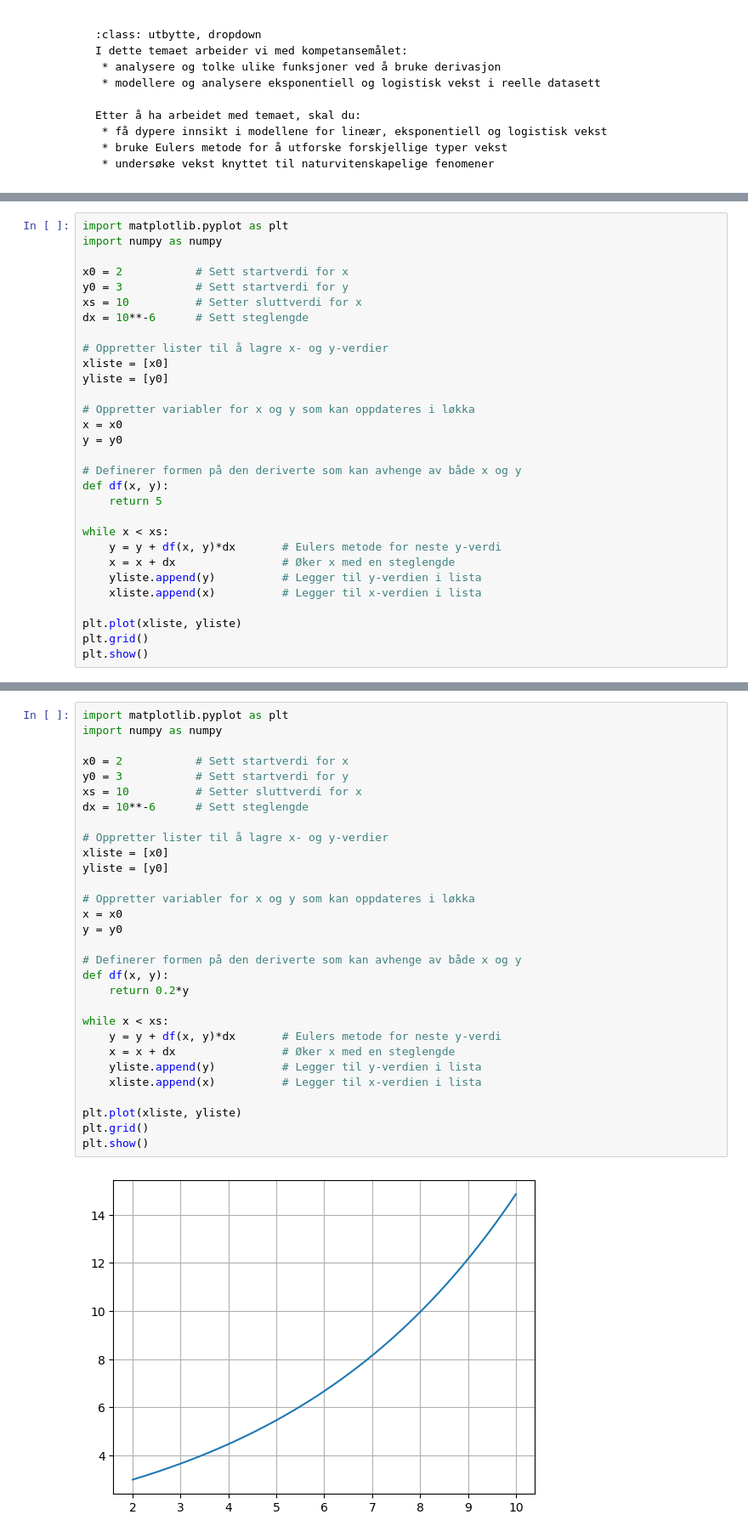
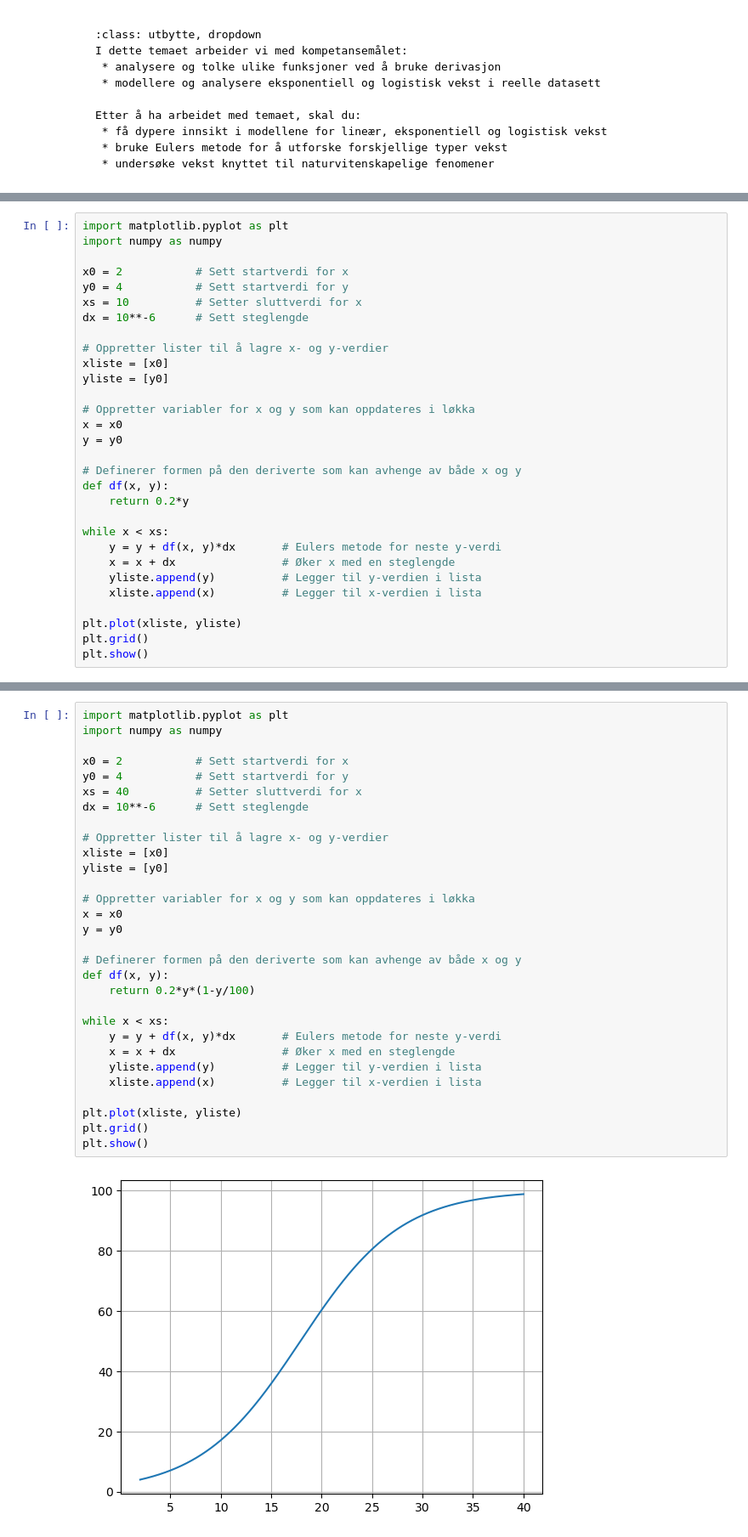
Before and after one commit to kstige/Matematikk-R1, a Jupyter notebook: _build/jupyter_execute/docs/numerikkmodeller/eulersmetode.ipynb, the cells around one changed output, grey strips where cells are left out. Shown at 85% size. Drawn from its saved outputs; the diff is of its cells as text.

```diff
--- a/_build/jupyter_execute/docs/numerikkmodeller/eulersmetode.ipynb
+++ b/_build/jupyter_execute/docs/numerikkmodeller/eulersmetode.ipynb
@@ -92,7 +120,7 @@ import matplotlib.pyplot as plt
 import numpy as numpy
 
 x0 = 2           # Sett startverdi for x
-y0 = 3           # Sett startverdi for y
+y0 = 4           # Sett startverdi for y
 xs = 10          # Setter sluttverdi for x
 dx = 10**-6      # Sett steglengde
 
@@ -106,7 +134,7 @@ y = y0
 
 # Definerer formen på den deriverte som kan avhenge av både x og y
 def df(x, y):
-    return 5
+    return 0.2*y
 
 while x < xs:
     y = y + df(x, y)*dx       # Eulers metode for neste y-verdi
@@ -140,32 +154,32 @@ Vi sjekker modellen med start i $(2, 3)$, konstant $k=0.2$ og sluttverdi for $x$
 # %%
 import matplotlib.pyplot as plt
 import numpy as numpy
 
 x0 = 2           # Sett startverdi for x
-y0 = 3           # Sett startverdi for y
-xs = 10          # Setter sluttverdi for x
+y0 = 4           # Sett startverdi for y
+xs = 40          # Setter sluttverdi for x
 dx = 10**-6      # Sett steglengde
 
 # Oppretter lister til å lagre x- og y-verdier
 xliste = [x0]
 yliste = [y0]
 
 # Oppretter variabler for x og y som kan oppdateres i løkka
 x = x0
 y = y0
 
 # Definerer formen på den deriverte som kan avhenge av både x og y
 def df(x, y):
-    return 0.2*y
+    return 0.2*y*(1-y/100)
 
 while x < xs:
     y = y + df(x, y)*dx       # Eulers metode for neste y-verdi
     x = x + dx                # Øker x med en steglengde
     yliste.append(y)          # Legger til y-verdien i lista
     xliste.append(x)          # Legger til x-verdien i lista
 
 plt.plot(xliste, yliste)
 plt.grid()
 plt.show()
 # %% [output]
-[figure, old version]
+[figure, new version]
```
Also changed, not shown: parts of 16 cells of this notebook, 17 other files.
